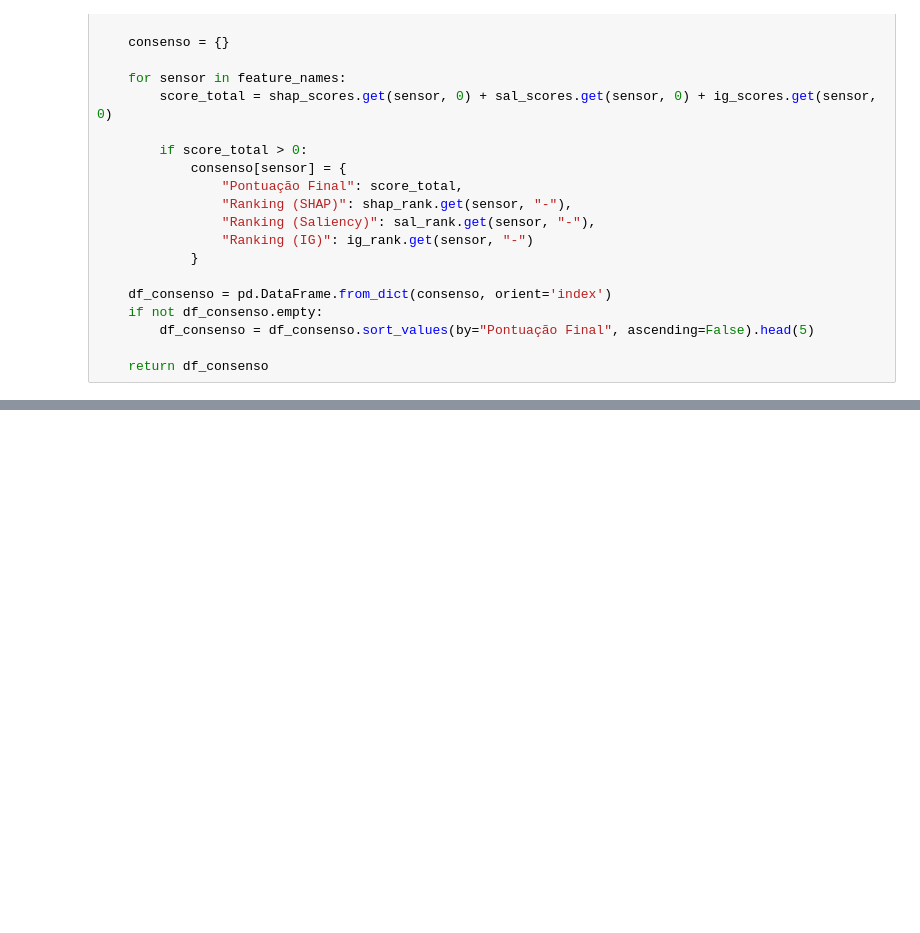
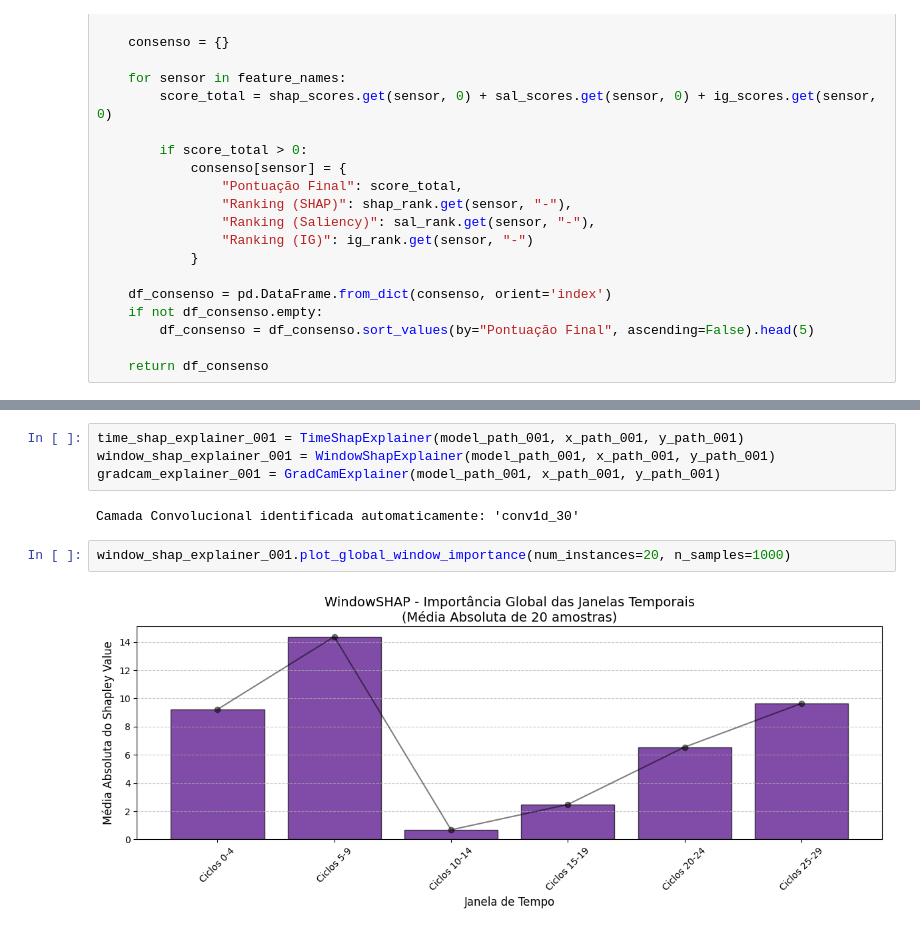
Before and after one commit to DaviSeiji/Turbofan-Engine-Degradation-Mestrado, a Jupyter notebook: notebooks/xai/02_analise_xai.ipynb, the cells around one changed output, grey strips where cells are left out. Saved outputs shown, nothing was run; the diff lists cells and outputs as text; blank space fills up the shorter version.

```diff
--- a/notebooks/xai/02_analise_xai.ipynb
+++ b/notebooks/xai/02_analise_xai.ipynb
@@ -221,0 +275,10 @@ Received: inputs=['Tensor(shape=(50, 30, 24))']
+# %%
+time_shap_explainer_001 = TimeShapExplainer(model_path_001, x_path_001, y_path_001)
+window_shap_explainer_001 = WindowShapExplainer(model_path_001, x_path_001, y_path_001)
+gradcam_explainer_001 = GradCamExplainer(model_path_001, x_path_001, y_path_001)
+# %% [output]
+Camada Convolucional identificada automaticamente: 'conv1d_30'
+# %%
+window_shap_explainer_001.plot_global_window_importance(num_instances=20, n_samples=1000)
+# %% [output]
+[figure, added]
```
Also changed, not shown: parts of 24 cells of this notebook, 1 other file.
